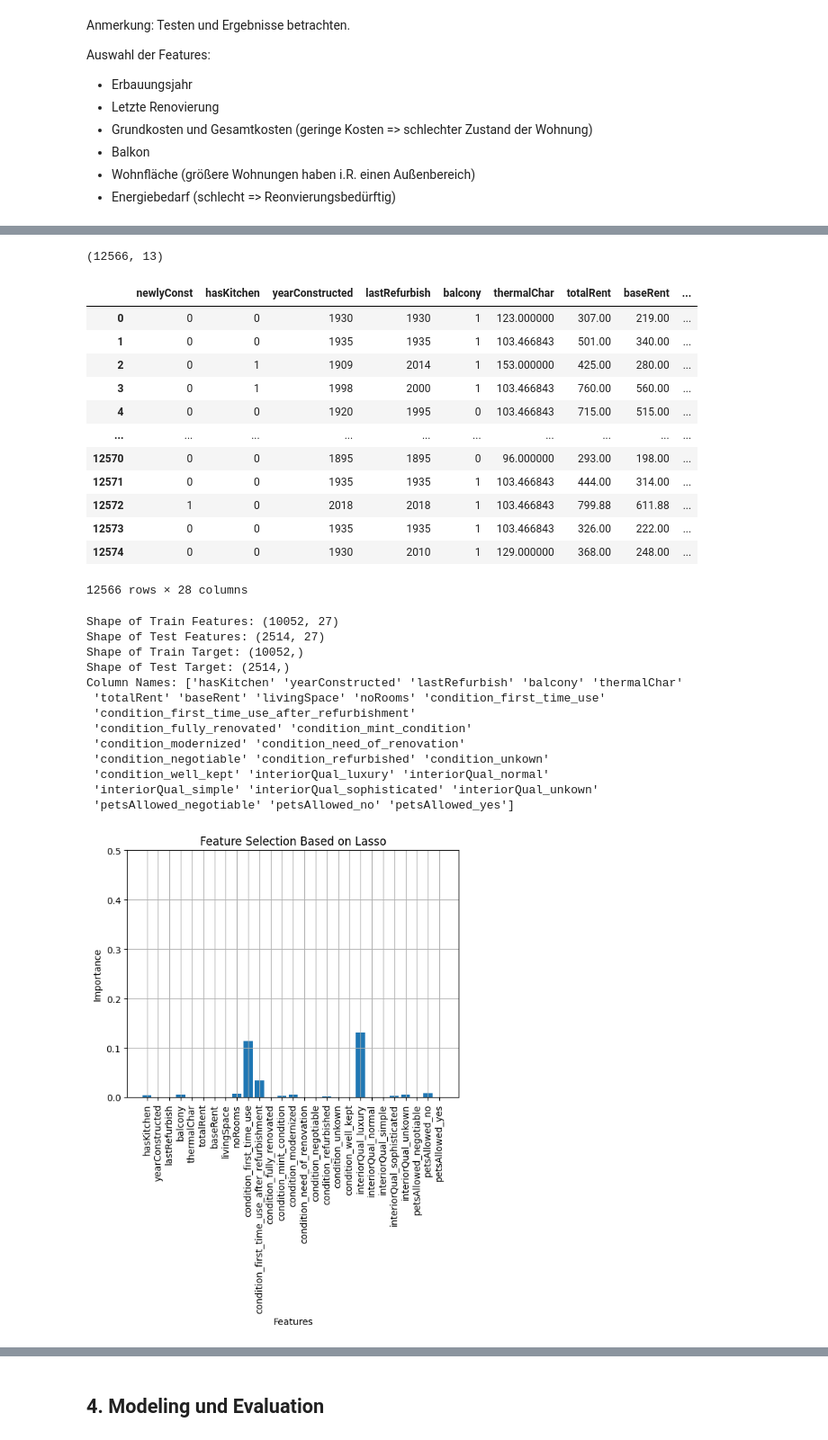
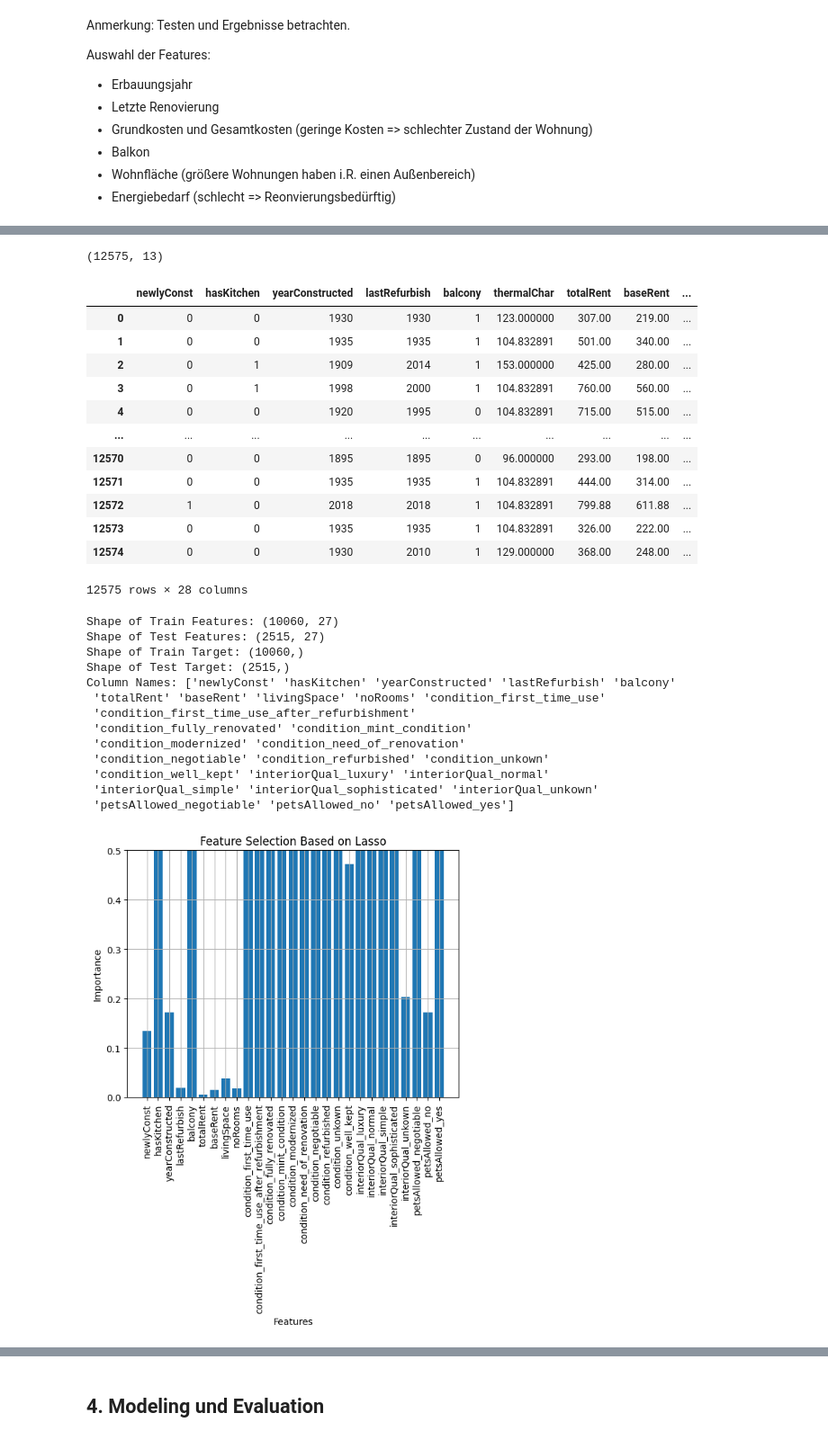
Before and after one commit to TobiasGleiter/data-science, a Jupyter notebook: main.ipynb, the cells around one changed output, grey strips where cells are left out. Shown at 90% size. Drawn from its saved outputs; the diff is of its cells as text; code cells hidden in the pictures.

```diff
--- a/main.ipynb
+++ b/main.ipynb
@@ -574,0 +555,3 @@ chemnitz_in
+# %%
+chemnitz_in = pd.read_csv("./outData.csv", sep="\t")
+chemnitz_in.head(10)
@@ -708,7 +706,7 @@ chemnitz_in.loc[:, "hasKitchen"] = chemnitz_in["hasKitchen"].astype(int)
 chemnitz_in.loc[:, "newlyConst"] = chemnitz_in["newlyConst"].astype(int)
 chemnitz_in.shape
 # %% [output]
-(12566, 13)
+(12575, 13)
 # %%
 
 chemnitz_in = pd.get_dummies(chemnitz_in, columns=['condition'])
@@ -720,17 +718,17 @@ chemnitz_in
 # %% [output]
 |  | newlyConst | hasKitchen | yearConstructed | lastRefurbish | balcony | thermalChar | totalRent | baseRent | ... |
 | 0 | 0 | 0 | 1930 | 1930 | 1 | 123.000000 | 307.00 | 219.00 | ... |
-| 1 | 0 | 0 | 1935 | 1935 | 1 | 103.466843 | 501.00 | 340.00 | ... |
+| 1 | 0 | 0 | 1935 | 1935 | 1 | 104.832891 | 501.00 | 340.00 | ... |
 | 2 | 0 | 1 | 1909 | 2014 | 1 | 153.000000 | 425.00 | 280.00 | ... |
-| 3 | 0 | 1 | 1998 | 2000 | 1 | 103.466843 | 760.00 | 560.00 | ... |
-| 4 | 0 | 0 | 1920 | 1995 | 0 | 103.466843 | 715.00 | 515.00 | ... |
+| 3 | 0 | 1 | 1998 | 2000 | 1 | 104.832891 | 760.00 | 560.00 | ... |
+| 4 | 0 | 0 | 1920 | 1995 | 0 | 104.832891 | 715.00 | 515.00 | ... |
 | ... | ... | ... | ... | ... | ... | ... | ... | ... | ... |
 | 12570 | 0 | 0 | 1895 | 1895 | 0 | 96.000000 | 293.00 | 198.00 | ... |
-| 12571 | 0 | 0 | 1935 | 1935 | 1 | 103.466843 | 444.00 | 314.00 | ... |
-| 12572 | 1 | 0 | 2018 | 2018 | 1 | 103.466843 | 799.88 | 611.88 | ... |
-| 12573 | 0 | 0 | 1935 | 1935 | 1 | 103.466843 | 326.00 | 222.00 | ... |
+| 12571 | 0 | 0 | 1935 | 1935 | 1 | 104.832891 | 444.00 | 314.00 | ... |
+| 12572 | 1 | 0 | 2018 | 2018 | 1 | 104.832891 | 799.88 | 611.88 | ... |
+| 12573 | 0 | 0 | 1935 | 1935 | 1 | 104.832891 | 326.00 | 222.00 | ... |
 | 12574 | 0 | 0 | 1930 | 2010 | 1 | 129.000000 | 368.00 | 248.00 | ... |
-12566 rows × 28 columns
+12575 rows × 28 columns
 # %%
 from sklearn.linear_model import Lasso
 from sklearn.preprocessing import StandardScaler
@@ -742,10 +740,10 @@ from sklearn.linear_model import Lasso
 from sklearn.model_selection import train_test_split
 from sklearn.model_selection import GridSearchCV, KFold
 
-target="newlyConst"
+target="thermalChar"
 
-X = chemnitz_in_features.drop(target, axis=1)
-y = chemnitz_in_features[target]
+X = chemnitz_in.drop(target, axis=1)
+y = chemnitz_in[target]
 
 X_train, X_test, y_train, y_test = train_test_split(X, y, test_size=0.20, random_state=42)
 
@@ -765,39 +763,39 @@ params = {"alpha":np.arange(0.00001, 10, 500)}
 kf=KFold(n_splits=5,shuffle=True, random_state=42)
 
 names=chemnitz_in.drop(target, axis=1).columns
 print("Column Names: {}".format(names.values))
 
 # calling the model with the best parameter
 lasso1 = Lasso(alpha=0.00001)
 lasso1.fit(X_train, y_train)
 
 # Using np.abs() to make coefficients positive.
 lasso1_coef = np.abs(lasso1.coef_)
 
 # plotting the Column Names and Importance of Columns.
 plt.bar(names, lasso1_coef)
 plt.xticks(rotation=90)
 plt.grid()
 plt.title("Feature Selection Based on Lasso")
 plt.xlabel("Features")
 plt.ylabel("Importance")
 plt.ylim(0, 0.5)
 plt.show()
 # %% [output]
-Shape of Train Features: (10052, 27)
-Shape of Test Features: (2514, 27)
-Shape of Train Target: (10052,)
-Shape of Test Target: (2514,)
-Column Names: ['hasKitchen' 'yearConstructed' 'lastRefurbish' 'balcony' 'thermalChar'
+Shape of Train Features: (10060, 27)
+Shape of Test Features: (2515, 27)
+Shape of Train Target: (10060,)
+Shape of Test Target: (2515,)
+Column Names: ['newlyConst' 'hasKitchen' 'yearConstructed' 'lastRefurbish' 'balcony'
  'totalRent' 'baseRent' 'livingSpace' 'noRooms' 'condition_first_time_use'
  'condition_first_time_use_after_refurbishment'
  'condition_fully_renovated' 'condition_mint_condition'
  'condition_modernized' 'condition_need_of_renovation'
  'condition_negotiable' 'condition_refurbished' 'condition_unkown'
  'condition_well_kept' 'interiorQual_luxury' 'interiorQual_normal'
  'interiorQual_simple' 'interiorQual_sophisticated' 'interiorQual_unkown'
  'petsAllowed_negotiable' 'petsAllowed_no' 'petsAllowed_yes']
-[figure, old version]
+[figure, new version]
 # %%
 # Subsetting the features which has more than 0.001 importance.
 feature_subset=np.array(names)[lasso1_coef>0.1]
```
Also changed, not shown: parts of 38 cells of this notebook, 1 other file.
